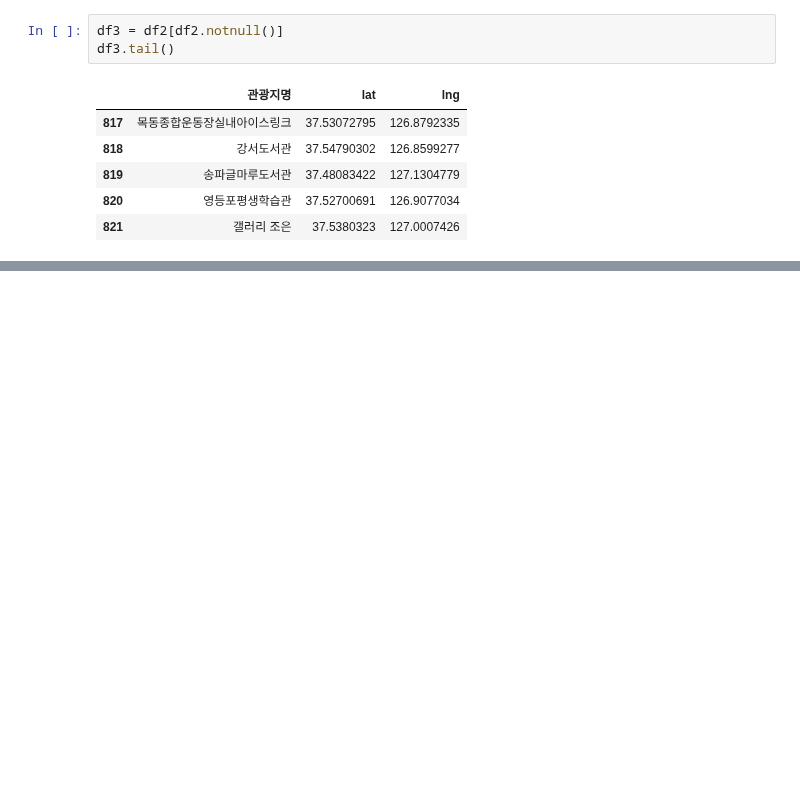
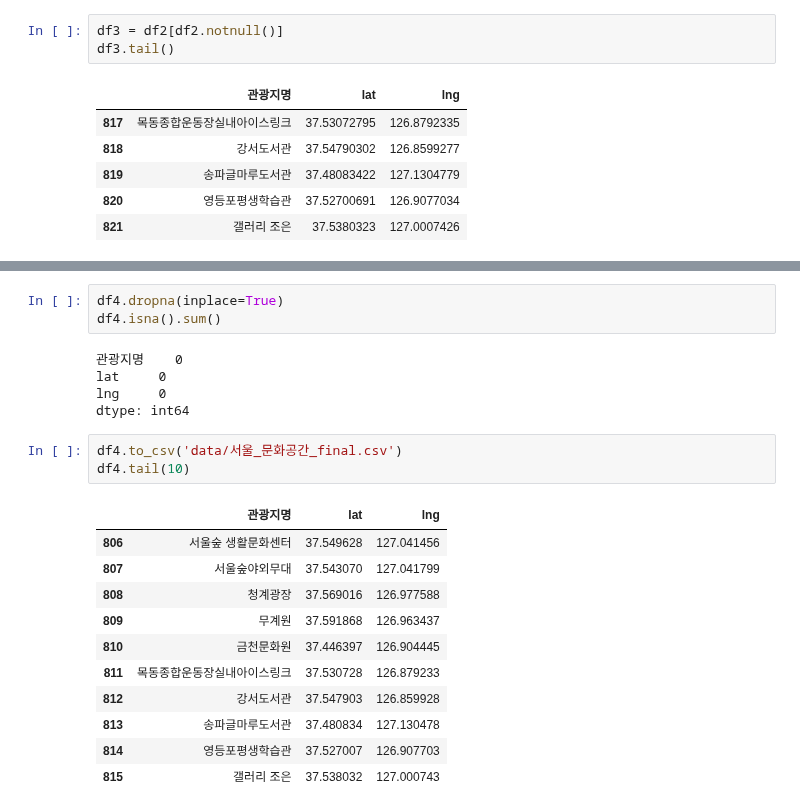
Before and after one commit to Mayhem-XD/Project_p1, a Jupyter notebook: test_code/data/2021/add_lat_lng_문화공간.ipynb, the cells around one changed output, grey strips where cells are left out. Saved outputs shown, nothing was run; the diff lists cells and outputs as text; blank space fills up the shorter version.

```diff
--- a/test_code/data/2021/add_lat_lng_문화공간.ipynb
+++ b/test_code/data/2021/add_lat_lng_문화공간.ipynb
@@ -64,0 +65,23 @@ df4.head()
+# %%
+df4.dropna(inplace=True)
+df4.isna().sum()
+# %% [output]
+관광지명    0
+lat     0
+lng     0
+dtype: int64
+# %%
+df4.to_csv('data/서울_문화공간_final.csv')
+df4.tail(10)
+# %% [output]
+|  | 관광지명 | lat | lng |
+| 806 | 서울숲 생활문화센터 | 37.549628 | 127.041456 |
+| 807 | 서울숲야외무대 | 37.543070 | 127.041799 |
+| 808 | 청계광장 | 37.569016 | 126.977588 |
+| 809 | 무계원 | 37.591868 | 126.963437 |
+| 810 | 금천문화원 | 37.446397 | 126.904445 |
+| 811 | 목동종합운동장실내아이스링크 | 37.530728 | 126.879233 |
+| 812 | 강서도서관 | 37.547903 | 126.859928 |
+| 813 | 송파글마루도서관 | 37.480834 | 127.130478 |
+| 814 | 영등포평생학습관 | 37.527007 | 126.907703 |
+| 815 | 갤러리 조은 | 37.538032 | 127.000743 |
```
Also changed, not shown: parts of 1 cell of this notebook, 16 other files.
